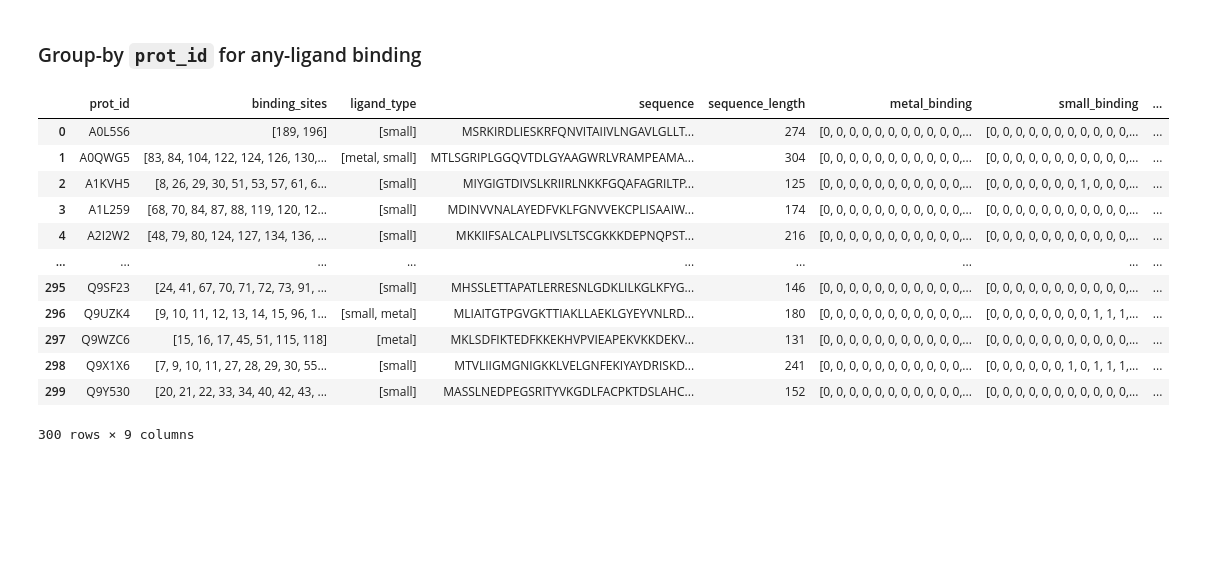
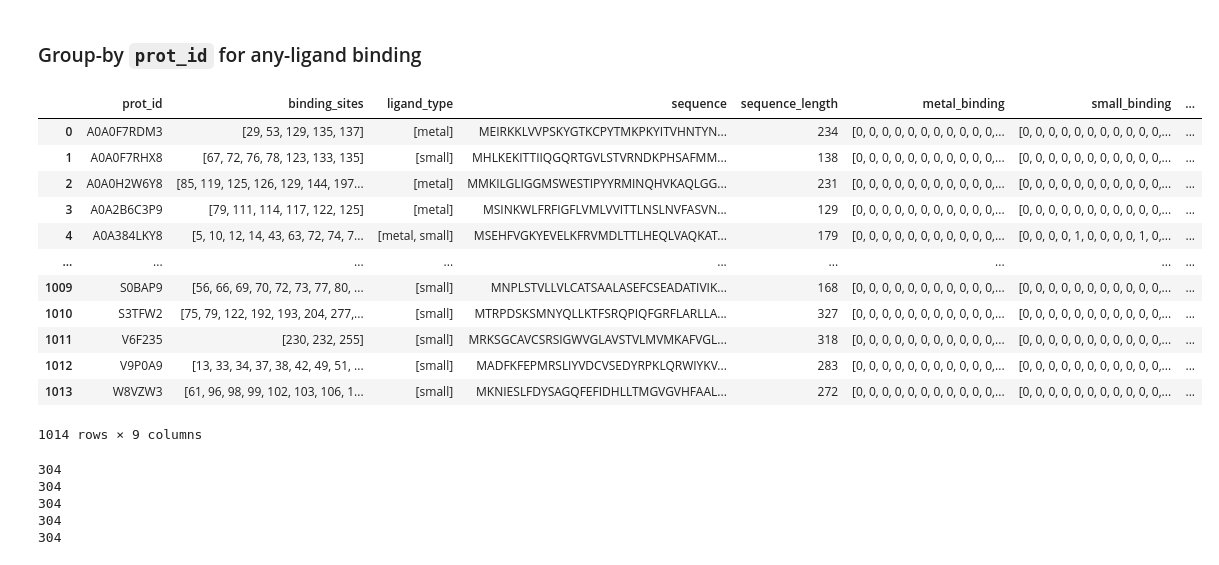
Before and after one commit to MarkusKhoa/protein-project, a Jupyter notebook: data_preparation.ipynb, the cells around one changed output. Drawn from its saved outputs; the diff is of its cells as text; code cells hidden in the pictures; blank space fills up the shorter version.

```diff
--- a/data_preparation.ipynb
+++ b/data_preparation.ipynb
@@ -210,19 +201,19 @@ grouped_test_binding_sites_df['any_ligand_binding_sites'] = grouped_test_binding
     row['binding_sites'], row['sequence_length']
 ), axis = 1)
 # %%
-display(grouped_test_binding_sites_df)
+display(grouped_train_binding_sites_df)
 # %% [output]
 |  | prot_id | binding_sites | ligand_type | sequence | sequence_length | metal_binding | small_binding | ... |
-| 0 | A0L5S6 | [189, 196] | [small] | MSRKIRDLIESKRFQNVITAIIVLNGAVLGLLT... | 274 | [0, 0, 0, 0, 0, 0, 0, 0, 0, 0, 0,... | [0, 0, 0, 0, 0, 0, 0, 0, 0, 0, 0,... | ... |
-| 1 | A0QWG5 | [83, 84, 104, 122, 124, 126, 130,... | [metal, small] | MTLSGRIPLGGQVTDLGYAAGWRLVRAMPEAMA... | 304 | [0, 0, 0, 0, 0, 0, 0, 0, 0, 0, 0,... | [0, 0, 0, 0, 0, 0, 0, 0, 0, 0, 0,... | ... |
-| 2 | A1KVH5 | [8, 26, 29, 30, 51, 53, 57, 61, 6... | [small] | MIYGIGTDIVSLKRIIRLNKKFGQAFAGRILTP... | 125 | [0, 0, 0, 0, 0, 0, 0, 0, 0, 0, 0,... | [0, 0, 0, 0, 0, 0, 0, 1, 0, 0, 0,... | ... |
-| 3 | A1L259 | [68, 70, 84, 87, 88, 119, 120, 12... | [small] | MDINVVNALAYEDFVKLFGNVVEKCPLISAAIW... | 174 | [0, 0, 0, 0, 0, 0, 0, 0, 0, 0, 0,... | [0, 0, 0, 0, 0, 0, 0, 0, 0, 0, 0,... | ... |
-| 4 | A2I2W2 | [48, 79, 80, 124, 127, 134, 136, ... | [small] | MKKIIFSALCALPLIVSLTSCGKKKDEPNQPST... | 216 | [0, 0, 0, 0, 0, 0, 0, 0, 0, 0, 0,... | [0, 0, 0, 0, 0, 0, 0, 0, 0, 0, 0,... | ... |
+| 0 | A0A0F7RDM3 | [29, 53, 129, 135, 137] | [metal] | MEIRKKLVVPSKYGTKCPYTMKPKYITVHNTYN... | 234 | [0, 0, 0, 0, 0, 0, 0, 0, 0, 0, 0,... | [0, 0, 0, 0, 0, 0, 0, 0, 0, 0, 0,... | ... |
+| 1 | A0A0F7RHX8 | [67, 72, 76, 78, 123, 133, 135] | [small] | MHLKEKITTIIQGQRTGVLSTVRNDKPHSAFMM... | 138 | [0, 0, 0, 0, 0, 0, 0, 0, 0, 0, 0,... | [0, 0, 0, 0, 0, 0, 0, 0, 0, 0, 0,... | ... |
+| 2 | A0A0H2W6Y8 | [85, 119, 125, 126, 129, 144, 197... | [metal] | MMKILGLIGGMSWESTIPYYRMINQHVKAQLGG... | 231 | [0, 0, 0, 0, 0, 0, 0, 0, 0, 0, 0,... | [0, 0, 0, 0, 0, 0, 0, 0, 0, 0, 0,... | ... |
+| 3 | A0A2B6C3P9 | [79, 111, 114, 117, 122, 125] | [metal] | MSINKWLFRFIGFLVMLVVITTLNSLNVFASVN... | 129 | [0, 0, 0, 0, 0, 0, 0, 0, 0, 0, 0,... | [0, 0, 0, 0, 0, 0, 0, 0, 0, 0, 0,... | ... |
+| 4 | A0A384LKY8 | [5, 10, 12, 14, 43, 63, 72, 74, 7... | [metal, small] | MSEHFVGKYEVELKFRVMDLTTLHEQLVAQKAT... | 179 | [0, 0, 0, 0, 0, 0, 0, 0, 0, 0, 0,... | [0, 0, 0, 0, 1, 0, 0, 0, 0, 1, 0,... | ... |
 | ... | ... | ... | ... | ... | ... | ... | ... | ... |
-| 295 | Q9SF23 | [24, 41, 67, 70, 71, 72, 73, 91, ... | [small] | MHSSLETTAPATLERRESNLGDKLILKGLKFYG... | 146 | [0, 0, 0, 0, 0, 0, 0, 0, 0, 0, 0,... | [0, 0, 0, 0, 0, 0, 0, 0, 0, 0, 0,... | ... |
-| 296 | Q9UZK4 | [9, 10, 11, 12, 13, 14, 15, 96, 1... | [small, metal] | MLIAITGTPGVGKTTIAKLLAEKLGYEYVNLRD... | 180 | [0, 0, 0, 0, 0, 0, 0, 0, 0, 0, 0,... | [0, 0, 0, 0, 0, 0, 0, 0, 1, 1, 1,... | ... |
-| 297 | Q9WZC6 | [15, 16, 17, 45, 51, 115, 118] | [metal] | MKLSDFIKTEDFKKEKHVPVIEAPEKVKKDEKV... | 131 | [0, 0, 0, 0, 0, 0, 0, 0, 0, 0, 0,... | [0, 0, 0, 0, 0, 0, 0, 0, 0, 0, 0,... | ... |
-| 298 | Q9X1X6 | [7, 9, 10, 11, 27, 28, 29, 30, 55... | [small] | MTVLIIGMGNIGKKLVELGNFEKIYAYDRISKD... | 241 | [0, 0, 0, 0, 0, 0, 0, 0, 0, 0, 0,... | [0, 0, 0, 0, 0, 0, 1, 0, 1, 1, 1,... | ... |
-| 299 | Q9Y530 | [20, 21, 22, 33, 34, 40, 42, 43, ... | [small] | MASSLNEDPEGSRITYVKGDLFACPKTDSLAHC... | 152 | [0, 0, 0, 0, 0, 0, 0, 0, 0, 0, 0,... | [0, 0, 0, 0, 0, 0, 0, 0, 0, 0, 0,... | ... |
+| 1009 | S0BAP9 | [56, 66, 69, 70, 72, 73, 77, 80, ... | [small] | MNPLSTVLLVLCATSAALASEFCSEADATIVIK... | 168 | [0, 0, 0, 0, 0, 0, 0, 0, 0, 0, 0,... | [0, 0, 0, 0, 0, 0, 0, 0, 0, 0, 0,... | ... |
+| 1010 | S3TFW2 | [75, 79, 122, 192, 193, 204, 277,... | [small] | MTRPDSKSMNYQLLKTFSRQPIQFGRFLARLLA... | 327 | [0, 0, 0, 0, 0, 0, 0, 0, 0, 0, 0,... | [0, 0, 0, 0, 0, 0, 0, 0, 0, 0, 0,... | ... |
+| 1011 | V6F235 | [230, 232, 255] | [small] | MRKSGCAVCSRSIGWVGLAVSTVLMVMKAFVGL... | 318 | [0, 0, 0, 0, 0, 0, 0, 0, 0, 0, 0,... | [0, 0, 0, 0, 0, 0, 0, 0, 0, 0, 0,... | ... |
+| 1012 | V9P0A9 | [13, 33, 34, 37, 38, 42, 49, 51, ... | [small] | MADFKFEPMRSLIYVDCVSEDYRPKLQRWIYKV... | 283 | [0, 0, 0, 0, 0, 0, 0, 0, 0, 0, 0,... | [0, 0, 0, 0, 0, 0, 0, 0, 0, 0, 0,... | ... |
+| 1013 | W8VZW3 | [61, 96, 98, 99, 102, 103, 106, 1... | [small] | MKNIESLFDYSAGQFEFIDHLLTMGVGVHFAAL... | 272 | [0, 0, 0, 0, 0, 0, 0, 0, 0, 0, 0,... | [0, 0, 0, 0, 0, 0, 0, 0, 0, 0, 0,... | ... |
-300 rows × 9 columns
+1014 rows × 9 columns
 # %%
@@ -230,0 +222,15 @@ grouped_test_binding_sites_df.to_csv("data/development_set/full_grouped_test_bin
+# %%
+idx = 1
+sequence_len = grouped_test_binding_sites_df.iloc[idx]['sequence_length']
+
+print(sequence_len)
+print(len(grouped_test_binding_sites_df.iloc[idx]['any_ligand_binding_sites']))
+print(len(grouped_test_binding_sites_df.iloc[idx]['metal_binding']))
+print(len(grouped_test_binding_sites_df.iloc[idx]['small_binding']))
+print(len(grouped_test_binding_sites_df.iloc[idx]['nuclear_binding']))
+# %% [output]
+304
+304
+304
+304
+304
```
Also changed, not shown: parts of 3 cells of this notebook, 1 other file.
